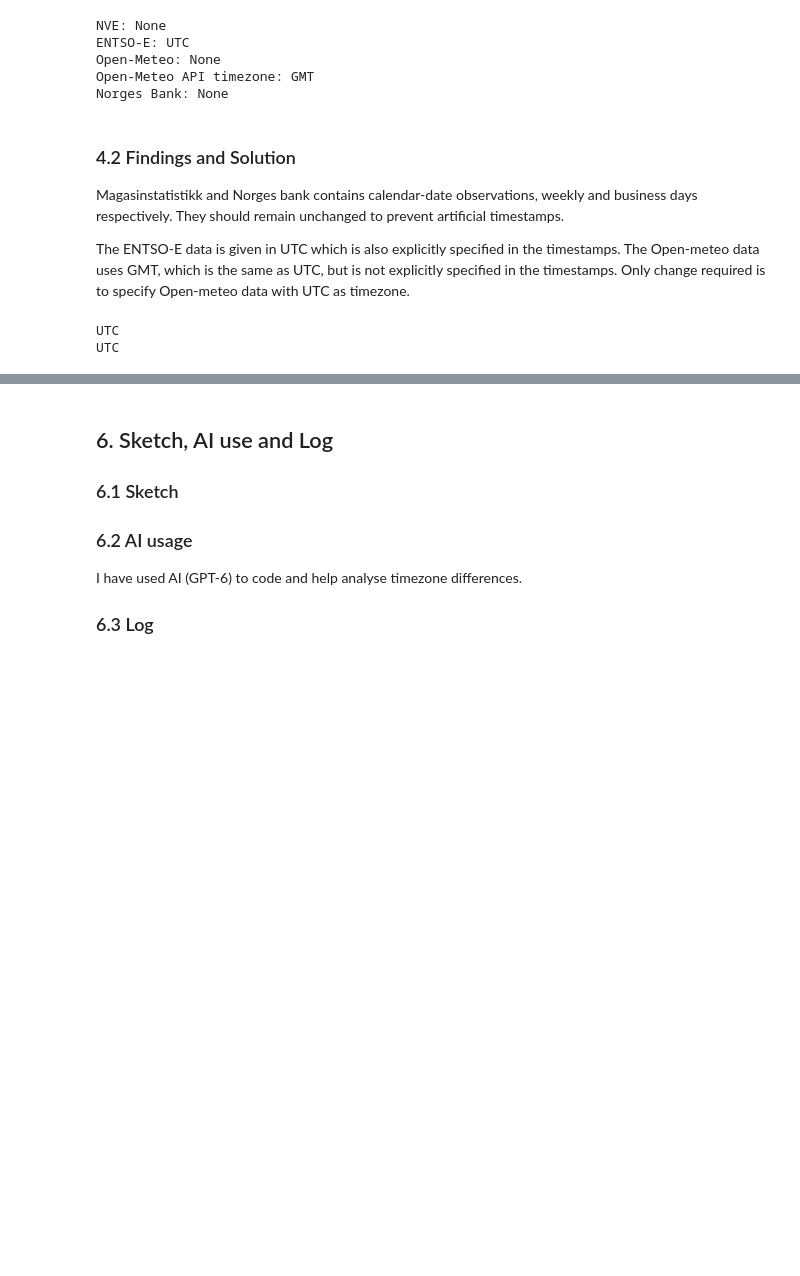
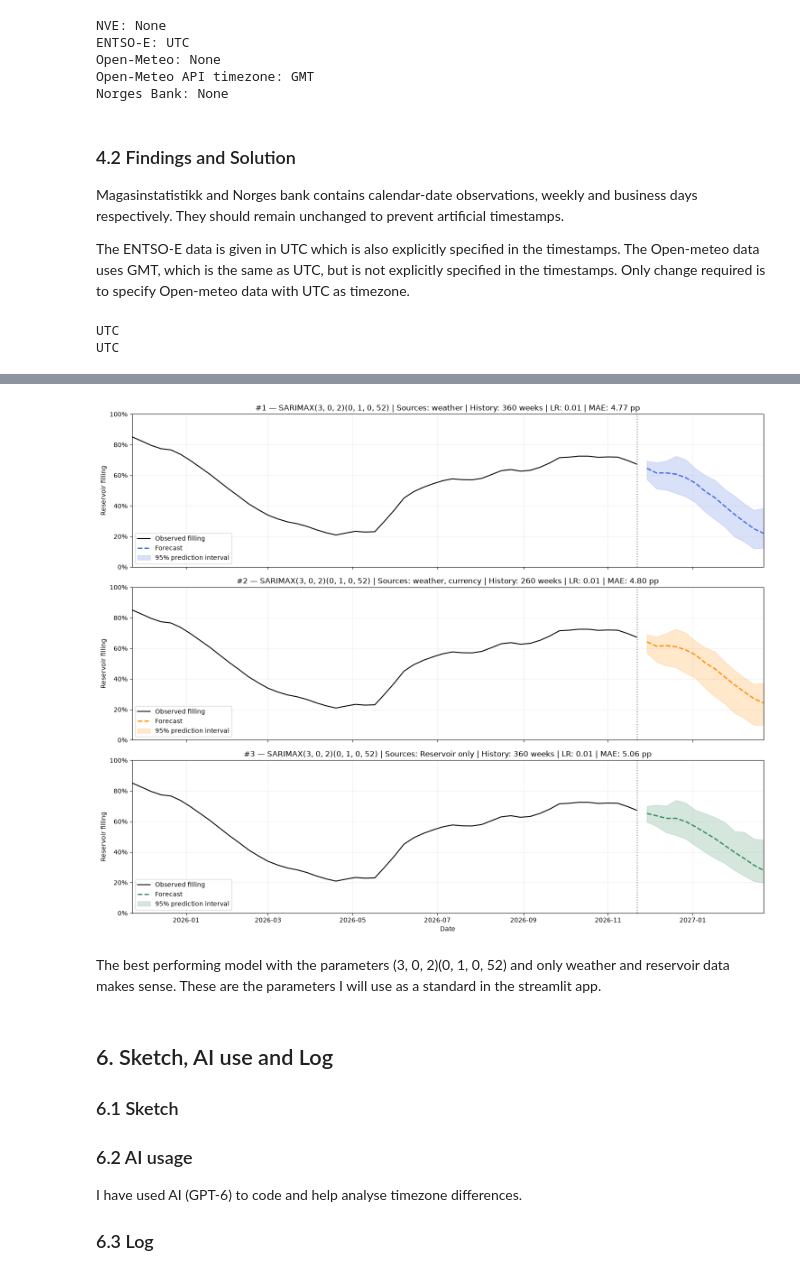
Before and after one commit to IngeGiljeGunnarshaug/ind320-inge-gilje-gunnarshaug, a Jupyter notebook: notebooks/assignment4.ipynb, the cells around one changed output, grey strips where cells are left out. Drawn from its saved outputs; the diff is of its cells as text; code cells hidden in the pictures; blank space fills up the shorter version.

Commit message:
Machine learning

```diff
--- a/notebooks/assignment4.ipynb
+++ b/notebooks/assignment4.ipynb
@@ -189,3 +1163,74 @@ UTC
+# %%
+fig, axes = plt.subplots(
+    3, 1,
+    figsize=(15, 12),
+    sharex=True,
+    sharey=True,
+)
+
+for rank, (ax, color, (_, row)) in enumerate(
+    zip(axes, colors, top3.iterrows()), start=1
+):
+
+    pred = forecasts[row["model_id"]]
+    origin = row["last_observation"]
+
+    ax.plot(
+        df_ml.index,
+        df_ml["fill_fraction"],
+        color="black",
+        label="Observed filling",
+    )
+
+    ax.plot(
+        pred.index,
+        pred["prediction"],
+        color=color,
+        linestyle="--",
+        linewidth=2,
+        label="Forecast",
+    )
+
+    ax.fill_between(
+        pred.index,
+        pred["lower"],
+        pred["upper"],
+        color=color,
+        alpha=0.2,
+        label="95% prediction interval",
+    )
+
+    ax.axvline(origin, color="gray", linestyle=":")
+
+    source_label = ", ".join(row["sources"]) or "Reservoir only"
+
+    ax.set_title(
+        f"#{rank} — SARIMAX{row['order']}{row['seasonal_order']}"
+        f" | Sources: {source_label}"
+        f" | History: {row['history']} weeks"
+        f" | LR: {row['learning_rate']}"
+        f" | MAE: {row['MAE'] * 100:.2f} pp"
+    )
+
+    ax.set_xlim(
+        origin - pd.Timedelta(weeks=52),
+        pred.index[-1],
+    )
+
+    ax.set_ylim(0, 1)
+    ax.yaxis.set_major_formatter(mtick.PercentFormatter(1))
+    ax.set_ylabel("Reservoir filling")
+    ax.legend(loc="lower left")
+    ax.grid(alpha=0.2)
+
+axes[-1].set_xlabel("Date")
+
+plt.tight_layout()
+plt.show()
+# %% [output]
+[figure, added]
+# %% [markdown]
+The best performing model with the parameters (3, 0, 2)(0, 1, 0, 52) and only weather and reservoir data makes sense. These are the parameters I will use as a standard in the streamlit app.
 # %% [markdown]
 ## 6. Sketch, AI use and Log
 ### 6.1 Sketch
```
Also changed, not shown: parts of 28 cells of this notebook.
